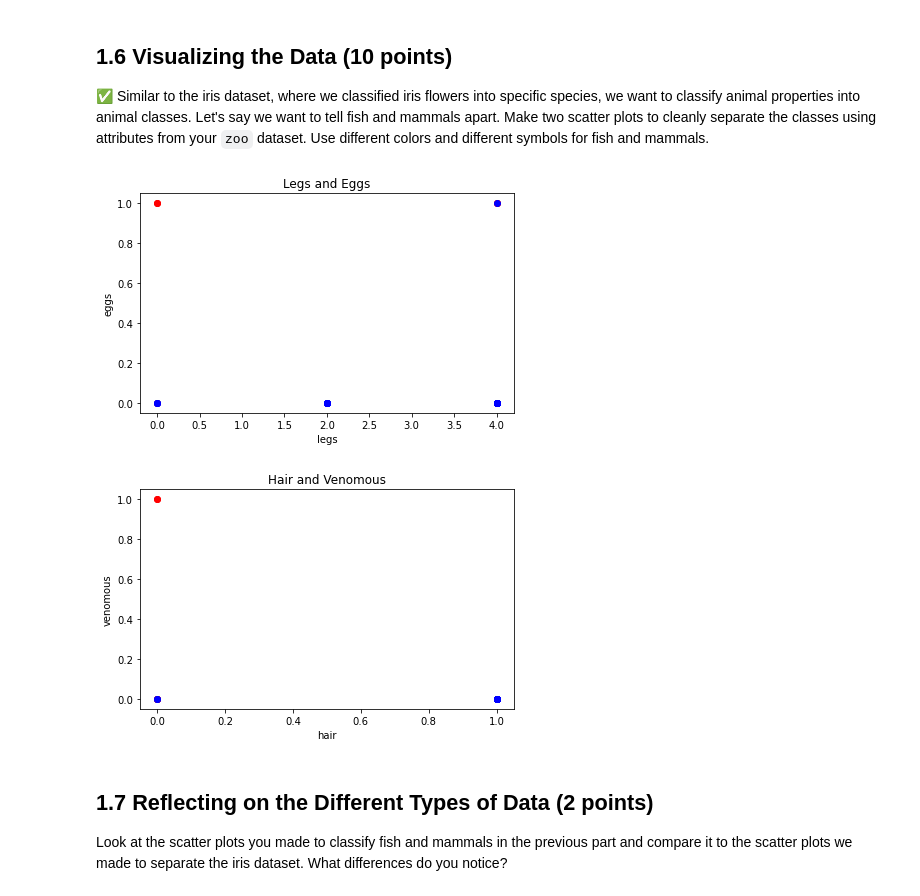
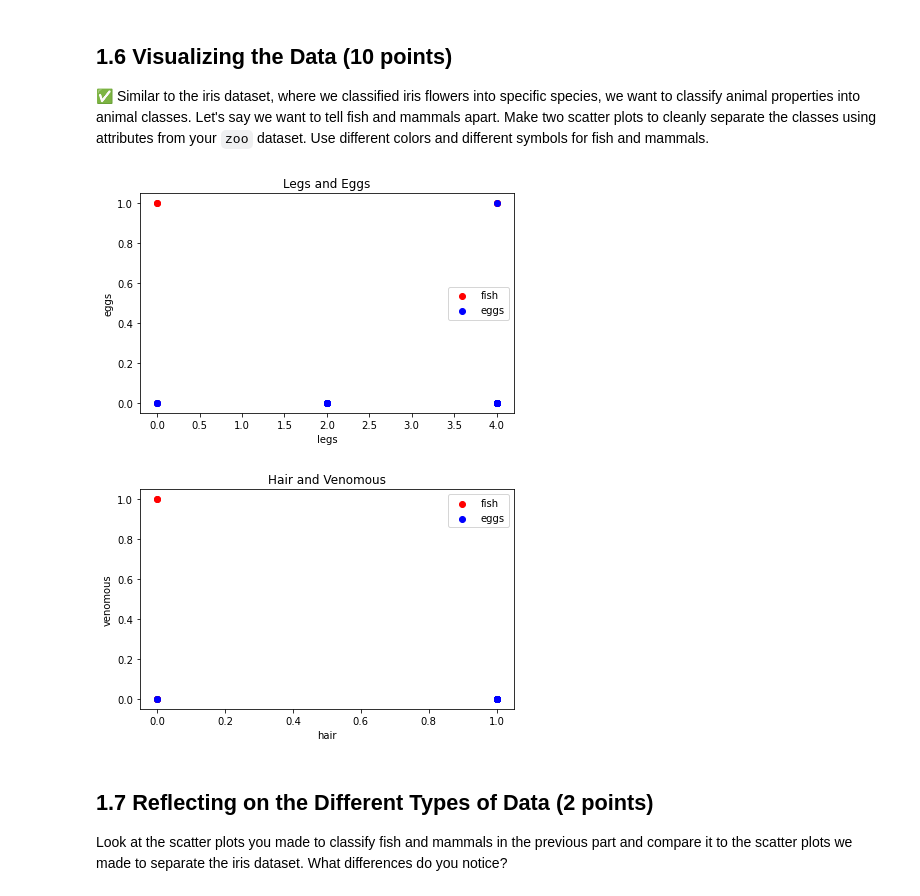
Before and after one commit to KollinBartz/CMSE202-s23-turnin, a Jupyter notebook: hw-02/HW-02_PandasAndObjects-Bartz.ipynb, the cells around one changed output. Cells and saved outputs as stored; diff of their text form; code cells hidden in the pictures.

```diff
--- a/hw-02/HW-02_PandasAndObjects-Bartz.ipynb
+++ b/hw-02/HW-02_PandasAndObjects-Bartz.ipynb
@@ -147,27 +141,29 @@ clas
 # %%
 #Write your code here
 import matplotlib.pyplot as plt
 zoo_f = zoo["class_type"] == 3
 zoo_m = zoo["class_type"] == 1
 zoo_fish = zoo[zoo_f]
 zoo_mammel = zoo[zoo_m]
 plt.figure()
 plt.title("Legs and Eggs")
-plt.scatter(zoo_fish['legs'], zoo_fish['eggs'], color = 'r')
-plt.scatter(zoo_mammel['legs'], zoo_mammel['eggs'], color = 'b')
+plt.scatter(zoo_fish.legs, zoo_fish.eggs, color = 'r', label = 'fish')
+plt.scatter(zoo_mammel.legs, zoo_mammel.eggs, color = 'b', label = 'eggs')
 plt.xlabel("legs")
 plt.ylabel("eggs")
+plt.legend()
 plt.tight_layout()
 plt.figure()
 plt.title("Hair and Venomous")
-plt.scatter(zoo_fish['hair'], zoo_fish['venomous'], color = 'r')
-plt.scatter(zoo_mammel['hair'], zoo_mammel['venomous'], color = 'b')
+plt.scatter(zoo_fish.hair, zoo_fish.venomous, color = 'r', label = 'fish')
+plt.scatter(zoo_mammel.hair, zoo_mammel.venomous, color = 'b', label = 'eggs')
 plt.xlabel("hair")
 plt.ylabel("venomous")
+plt.legend()
 plt.tight_layout()
 # %% [output]
-[figure, old version]
+[figure, new version]
-[figure, old version]
+[figure, new version]
 # %% [markdown]
 ## 1.7 Reflecting on the Different Types of Data (2 points)
 
```
Also changed, not shown: parts of 15 cells of this notebook, 1 other file.
